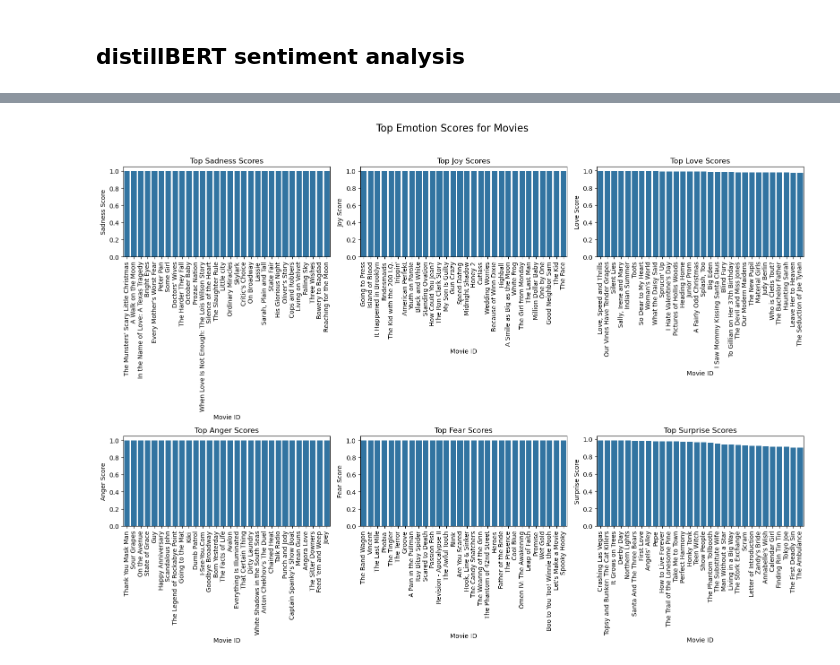
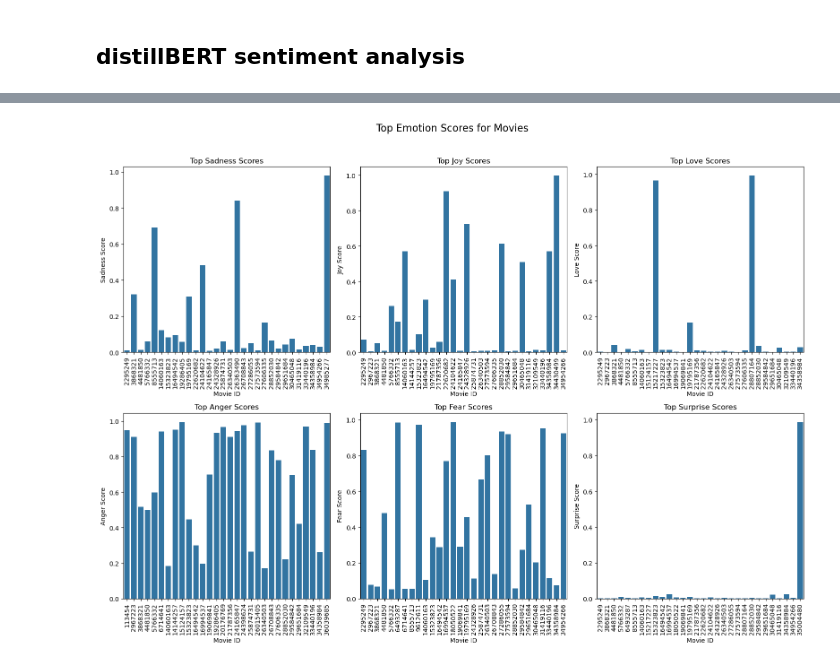
Before and after one commit to epfl-ada/ada-2024-project-alligatorsdontapologize24, a Jupyter notebook: src/script/Sentiment_analysis.ipynb, the cells around one changed output, grey strips where cells are left out. Saved outputs shown, nothing was run; the diff lists cells and outputs as text; code cells hidden in the pictures.

```diff
--- a/src/script/Sentiment_analysis.ipynb
+++ b/src/script/Sentiment_analysis.ipynb
@@ -31,4 +31,11 @@ import DistillBERT_emotion
 # %%
 #load raw data
 data_loader = DataLoader(raw,clean)
-MovieData = data_loader.clean_movie_data()
+
+Test_set_data = True
+if Test_set_data :
+    MovieData = data_loader.plot_data()
+    ViolentLabel, ViolentData = data_loader.human_labelled_data()
+    MovieData = MovieData.loc[ViolentData.index.unique()]
+else :
+    MovieData = data_loader.clean_movie_data()
@@ -63,7 +65,18 @@ for index,row in MovieData.iterrows():
         print(i)
     result = detector.analyze_violence(row["Plot"])
 
-    sentiment_data.append({
+    if Test_set_data :
+        sentiment_data.append({
+            "Wikipedia movie ID": index,
+            "sadness": result[0],
+            "joy": result[1],
+            "love": result[2],
+            "anger": result[3],
+            "fear": result[4],
+            "surprise": result[5]
+        })
+    else :
+        sentiment_data.append({
             "Wikipedia movie ID": index,
             "name" : row["Movie name"],
             "sadness": result[0],
@@ -121,32 +112,36 @@ Sentiment.to_csv(clean + "/sentiment.csv")
 # %%
 X = 30
 emotions = ["sadness",
             "joy",
             "love",
             "anger",
             "fear",
             "surprise"]
 
 # Create a figure with subplots (1x3 grid)
 fig, axes = plt.subplots(2, 3, figsize=(16,12))
 
 # Set a title for the entire figure
 fig.suptitle('Top Emotion Scores for Movies', fontsize=16)
 
 for i in range(0,len(emotions)):
 
     # Plot for Sadness with vertical x labels
-    sns.barplot(x='name', y=emotions[i], data=Sentiment.sort_values(emotions[i],ascending=False).iloc[0:X],ax=axes[i//3, i%3])
+    if Test_set_data :
+        Data = Sentiment.sort_values(emotions[i],ascending=False).iloc[0:min(X,Sentiment.shape[0])]
+        sns.barplot(x=Data.index, y=emotions[i], data=Data,ax=axes[i//3, i%3])
+    else :
+        sns.barplot(x='name', y=emotions[i], data=Sentiment.sort_values(emotions[i],ascending=False).iloc[0:min(X,Sentiment.shape[0])],ax=axes[i//3, i%3])
     axes[i//3, i%3].set_title(f'Top {emotions[i].capitalize()} Scores')
     axes[i//3, i%3].set_xlabel('Movie ID')
     axes[i//3, i%3].set_ylabel(f'{emotions[i].capitalize()} Score')
 
-    axes[i//3, i%3].set_xticks(range(X))  # Ensure ticks are set
+    axes[i//3, i%3].set_xticks(range(min(X,Sentiment.shape[0])))  # Ensure ticks are set
     axes[i//3, i%3].set_xticklabels(axes[i//3, i%3].get_xticklabels(), rotation=90)
 
 
 # Adjust layout to prevent overlap
 plt.tight_layout(rect=[0, 0, 1, 0.96])  # Adjust layout to fit suptitle
 plt.show()
 # %% [output]
-[figure, old version]
+[figure, new version]
```
Also changed, not shown: parts of 5 cells of this notebook, 5 other files.
